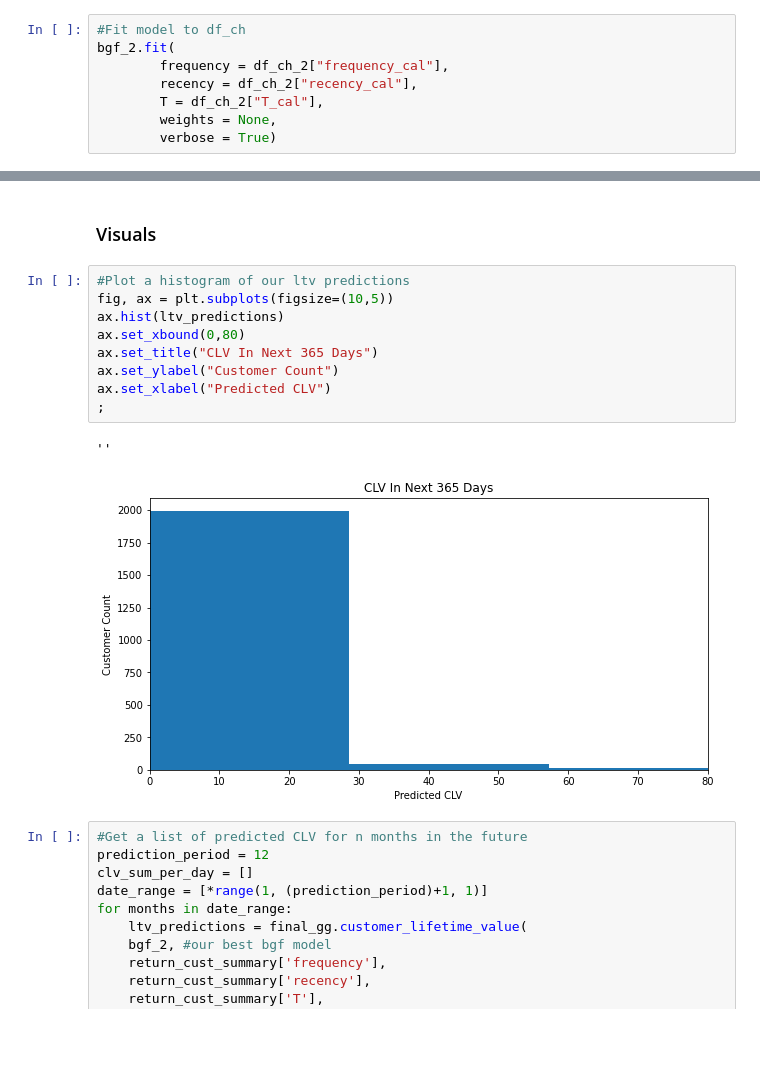
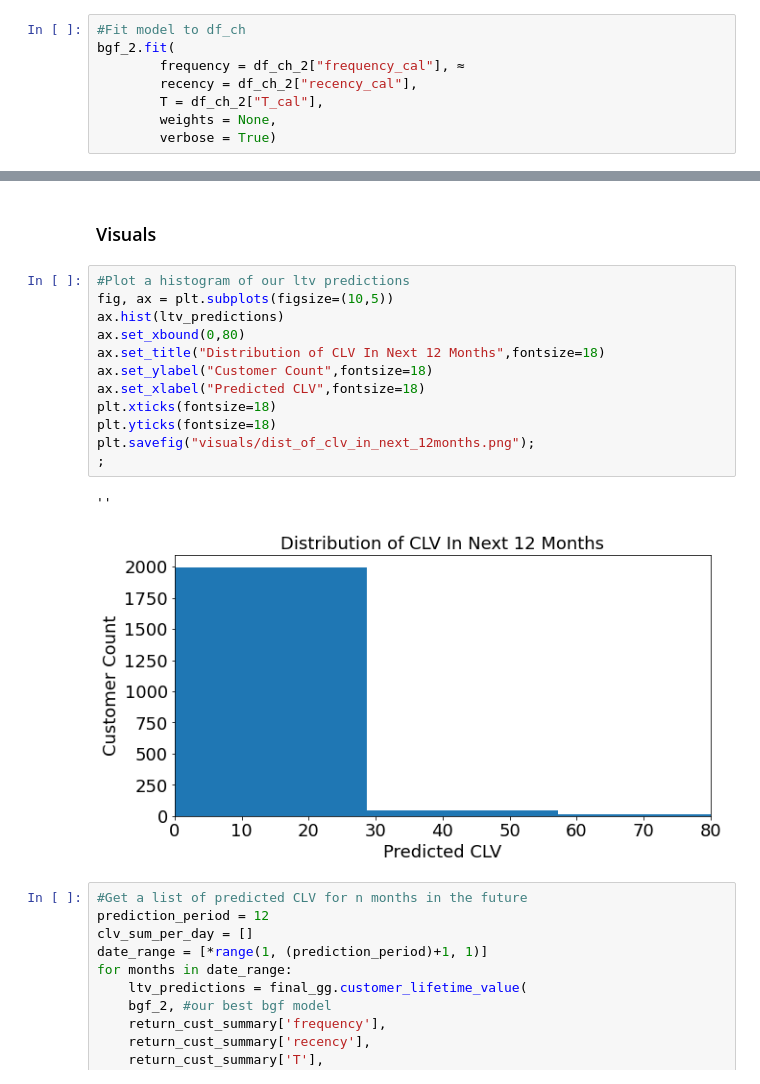
Before and after one commit to zander1268/custorama, a Jupyter notebook: final_bg_nbd_modeling.ipynb, the cells around one changed output, grey strips where cells are left out. Cells and saved outputs as stored; diff of their text form; blank space fills up the shorter version.

```diff
--- a/final_bg_nbd_modeling.ipynb
+++ b/final_bg_nbd_modeling.ipynb
@@ -393,7 +400,7 @@ bgf_2 = BetaGeoFitter(penalizer_coef=0)
 # %%
 #Fit model to df_ch
 bgf_2.fit(
-        frequency = df_ch_2["frequency_cal"],
+        frequency = df_ch_2["frequency_cal"], ≈
         recency = df_ch_2["recency_cal"],
         T = df_ch_2["T_cal"],
         weights = None,
@@ -588,15 +611,18 @@ total revenue from return customers in next 365 days 12625.0
 # %%
 #Plot a histogram of our ltv predictions
 fig, ax = plt.subplots(figsize=(10,5))
 ax.hist(ltv_predictions)
 ax.set_xbound(0,80)
-ax.set_title("CLV In Next 365 Days")
-ax.set_ylabel("Customer Count")
-ax.set_xlabel("Predicted CLV")
+ax.set_title("Distribution of CLV In Next 12 Months",fontsize=18)
+ax.set_ylabel("Customer Count",fontsize=18)
+ax.set_xlabel("Predicted CLV",fontsize=18)
+plt.xticks(fontsize=18)
+plt.yticks(fontsize=18)
+plt.savefig("visuals/dist_of_clv_in_next_12months.png");
 ;
 # %% [output]
 ''
-[figure, old version]
+[figure, new version]
 # %%
 #Get a list of predicted CLV for n months in the future
 prediction_period = 12
```
Also changed, not shown: parts of 14 cells of this notebook, 9 other files.
